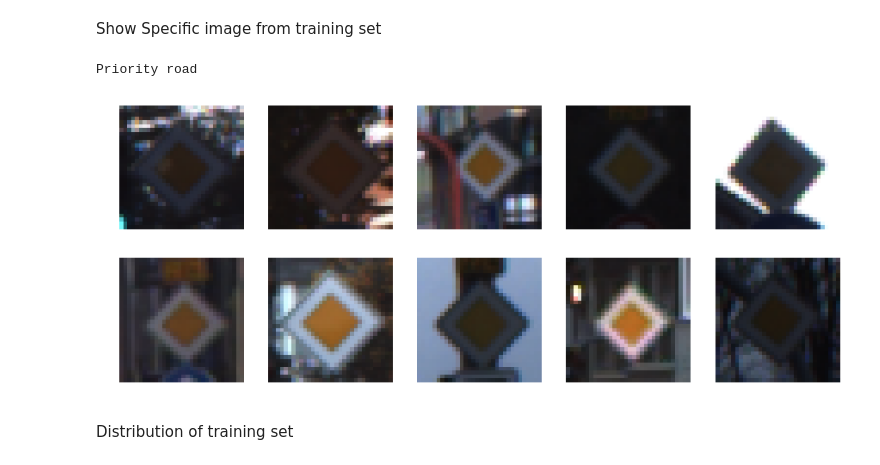
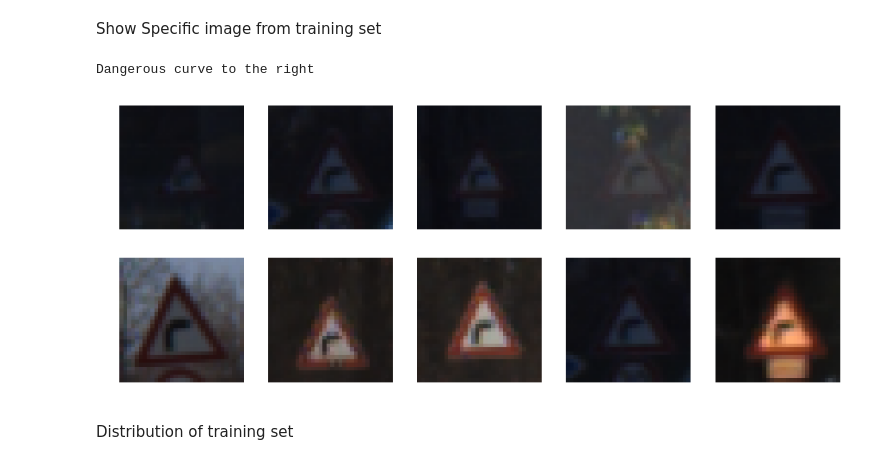
Before and after one commit to LFElodie/CarND-Traffic-Sign-Classifier-Project, a Jupyter notebook: Traffic_Sign_Classifier.ipynb, the cells around one changed output. Cells and saved outputs as stored; diff of their text form; code cells hidden in the pictures.

```diff
--- a/Traffic_Sign_Classifier.ipynb
+++ b/Traffic_Sign_Classifier.ipynb
@@ -146,19 +146,19 @@ show_image(X_train,y_train,10)
 Show Specific image from training set
 # %%
 # choose which class to show
-which_class = 12
+which_class = 20
 
 fig, axes = plt.subplots(2,5,figsize=(15,6))
 axes = axes.ravel()
 for i in range(10):
     index = np.random.randint(0,X_train[y_train == which_class].shape[0])
     img_show = X_train[y_train == which_class][index]
     axes[i].imshow(img_show)
     axes[i].axis('off')
 print(signnames.iloc[which_class].SignName)
 # %% [output]
-Priority road
+Dangerous curve to the right
-[figure, old version]
+[figure, new version]
 # %% [markdown]
 Distribution of training set
 # %%
```
Also changed, not shown: parts of 11 cells of this notebook, 8 other files.
